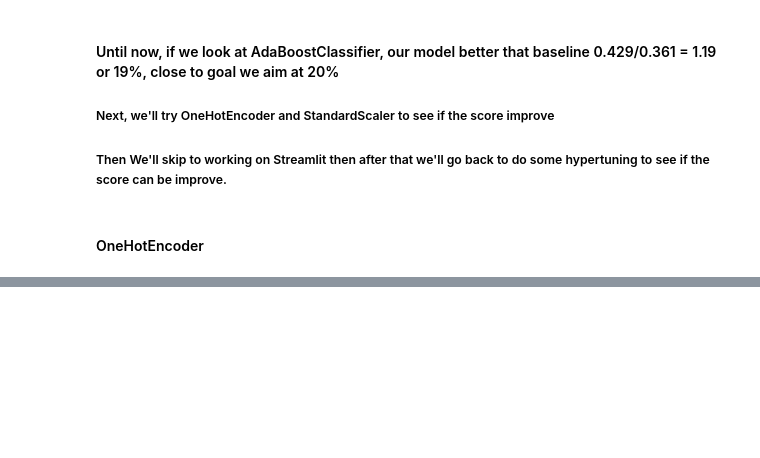
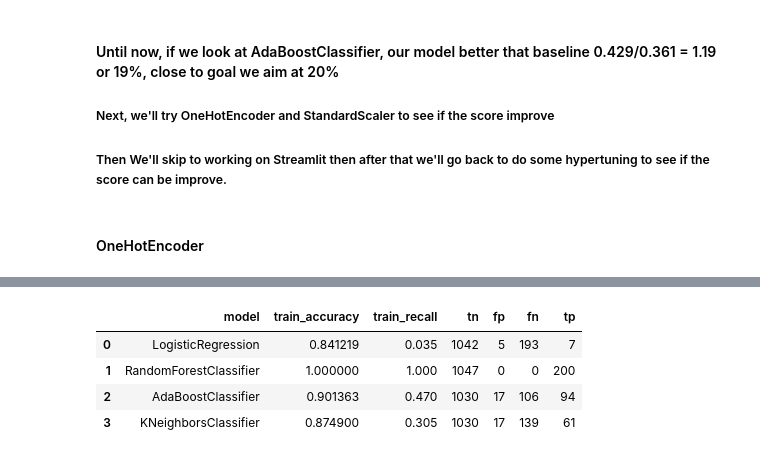
Before and after one commit to atigonh/resignation, a Jupyter notebook: code/4_Procudtion_Model.ipynb, the cells around one changed output, grey strips where cells are left out. Cells and saved outputs as stored; diff of their text form; code cells hidden in the pictures; blank space fills up the shorter version.

```diff
--- a/code/4_Procudtion_Model.ipynb
+++ b/code/4_Procudtion_Model.ipynb
@@ -270,0 +328,9 @@ df_cm_test
+# %%
+ct = ColumnTransformer([
+        ('sc', StandardScaler(), numerical_features),
+        ('ohe', OneHotEncoder(), dummy_col)
+    ], remainder='passthrough')
+
+X_train_ct = ct.fit_transform(X_train[selected_features])
+X_test_ct = ct.transform(X_test[selected_features])
+X_train_ct.shape, X_test_ct.shape
@@ -270,0 +339,8 @@ df_cm_test
+# %%
+# process all models - CT(SC,OHE)
+lr = LogisticRegression(random_state=42)
+rf = RandomForestClassifier(random_state=42)
+ada = AdaBoostClassifier(random_state=42)
+knn = KNeighborsClassifier()
+model = [lr, rf, ada, knn]
+scores, cm_train, cm_test = model_processing(model, X_train_ct, X_test_ct, y_train, y_test)
@@ -270,0 +363,12 @@ df_cm_test
+# %%
+cm_scores_train = confusion_matrix_score(cm_train)
+
+df_cm_train = pd.DataFrame(cm_scores_train, columns=['model', 'train_accuracy', 'train_recall', 'tn', 'fp', 'fn', 'tp'])
+df_cm_train.to_csv('../data/cm_scores_train.csv', index=False)
+df_cm_train
+# %% [output]
+|  | model | train_accuracy | train_recall | tn | fp | fn | tp |
+| 0 | LogisticRegression | 0.841219 | 0.035 | 1042 | 5 | 193 | 7 |
+| 1 | RandomForestClassifier | 1.000000 | 1.000 | 1047 | 0 | 0 | 200 |
+| 2 | AdaBoostClassifier | 0.901363 | 0.470 | 1030 | 17 | 106 | 94 |
+| 3 | KNeighborsClassifier | 0.874900 | 0.305 | 1030 | 17 | 139 | 61 |
```
Also changed, not shown: parts of 24 cells of this notebook, 2 other files.
